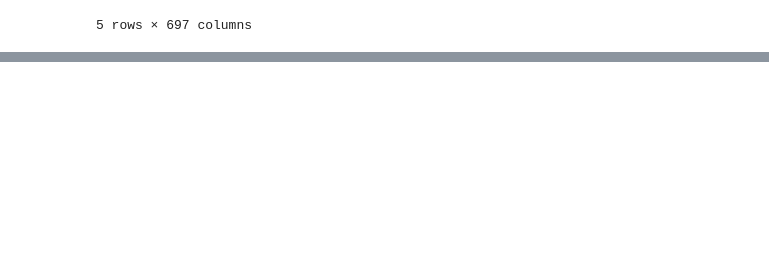
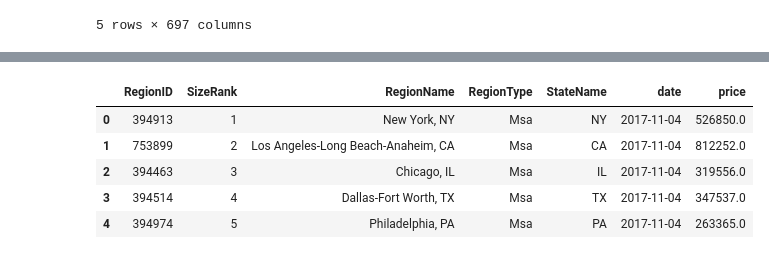
Before and after one commit to qklm/Zillow_Group_Project, a Jupyter notebook: zillow_data_processing.ipynb, the cells around one changed output, grey strips where cells are left out. Saved outputs shown, nothing was run; the diff lists cells and outputs as text; code cells hidden in the pictures; blank space fills up the shorter version.

Commit message:
Post process raw zillow data

```diff
--- a/zillow_data_processing.ipynb
+++ b/zillow_data_processing.ipynb
@@ -28,0 +53,41 @@ raw_sale_df.head()
+# %%
+def transform_df(df):
+    # Grab non-date columns from dataframe
+    non_date_columns = [x for x in df.columns if x[0].isalpha()]
+
+    # Create data and non-date dataframes based on original df
+    non_date_df = df[non_date_columns]
+    date_df = df.drop(columns=non_date_columns)
+
+    # Initialize final data dictionary
+    data = defaultdict(list)
+
+    # Loop through dates
+    for col_date in date_df.columns:
+
+        # Loop through values for each date
+        for i, x in enumerate(list(date_df[col_date])):
+
+            # Loop through non-date values
+            for col_non_date in non_date_df.columns:
+
+                # Append non-date value to non-date column
+                data[str(col_non_date)].append(non_date_df[col_non_date][i])
+
+            # Append date and price values
+            data["date"].append(str(col_date))
+            data["price"].append(x)
+
+    return pd.DataFrame(data)
+# %%
+final_list_df = transform_df(cleaned_list_df)
+final_sale_df = transform_df(cleaned_sale_df)
+# %%
+final_list_df.head()
+# %% [output]
+|  | RegionID | SizeRank | RegionName | RegionType | StateName | date | price |
+| 0 | 394913 | 1 | New York, NY | Msa | NY | 2017-11-04 | 526850.0 |
+| 1 | 753899 | 2 | Los Angeles-Long Beach-Anaheim, CA | Msa | CA | 2017-11-04 | 812252.0 |
+| 2 | 394463 | 3 | Chicago, IL | Msa | IL | 2017-11-04 | 319556.0 |
+| 3 | 394514 | 4 | Dallas-Fort Worth, TX | Msa | TX | 2017-11-04 | 347537.0 |
+| 4 | 394974 | 5 | Philadelphia, PA | Msa | PA | 2017-11-04 | 263365.0 |
```
Also changed, not shown: parts of 6 cells of this notebook, 2 other files.
